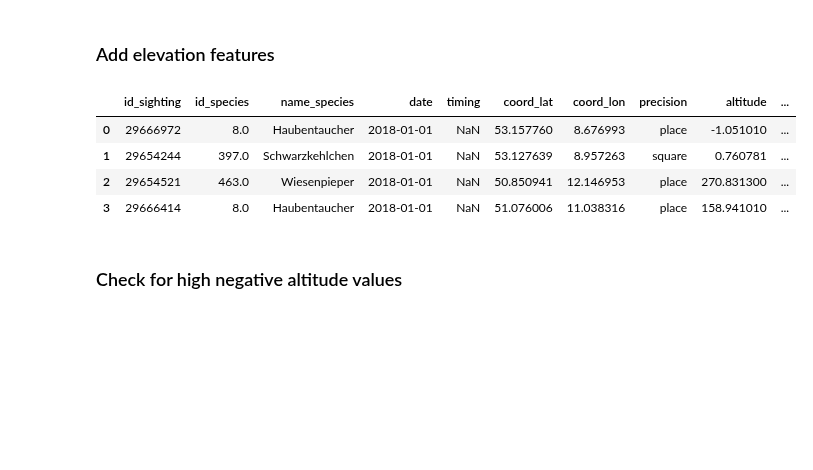
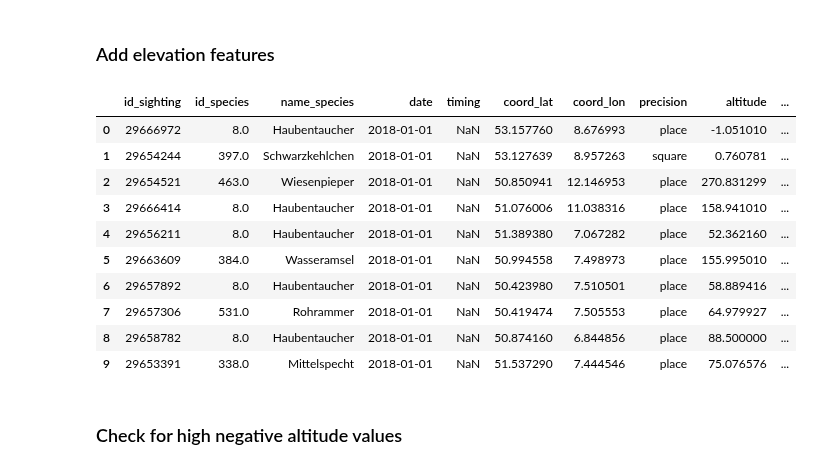
Before and after one commit to marinasie/bird-sighting-validation, a Jupyter notebook: simon/feature_generation/elevation.ipynb, the cells around one changed output. Saved outputs shown, nothing was run; the diff lists cells and outputs as text; code cells hidden in the pictures; blank space fills up the shorter version.

```diff
--- a/simon/feature_generation/elevation.ipynb
+++ b/simon/feature_generation/elevation.ipynb
@@ -11,4 +13,5 @@ pd.set_option('max_colwidth', False)
 # %%
 df_path = 'D:\\Simon\\Documents\\GP\\data\\datasets\\selected_bird_species_with_grids_50km.csv'
 df = pd.read_csv(df_path, index_col=0)
+df.reset_index(inplace=True, drop=True)
 # %%
@@ -24,13 +46,19 @@ copernicus = CopernicusDEM(raster_paths=['D:\\Simon\\Documents\\GP\\data\\util_f
 # %%
 df = copernicus.get_elevation(df, lat_col='coord_lat', lon_col='coord_lon')
 # %%
-df.head(4)
+df.head(10)
 # %% [output]
 |  | id_sighting | id_species | name_species | date | timing | coord_lat | coord_lon | precision | altitude | ... |
 | 0 | 29666972 | 8.0 | Haubentaucher | 2018-01-01 | NaN | 53.157760 | 8.676993 | place | -1.051010 | ... |
 | 1 | 29654244 | 397.0 | Schwarzkehlchen | 2018-01-01 | NaN | 53.127639 | 8.957263 | square | 0.760781 | ... |
-| 2 | 29654521 | 463.0 | Wiesenpieper | 2018-01-01 | NaN | 50.850941 | 12.146953 | place | 270.831300 | ... |
+| 2 | 29654521 | 463.0 | Wiesenpieper | 2018-01-01 | NaN | 50.850941 | 12.146953 | place | 270.831299 | ... |
 | 3 | 29666414 | 8.0 | Haubentaucher | 2018-01-01 | NaN | 51.076006 | 11.038316 | place | 158.941010 | ... |
+| 4 | 29656211 | 8.0 | Haubentaucher | 2018-01-01 | NaN | 51.389380 | 7.067282 | place | 52.362160 | ... |
+| 5 | 29663609 | 384.0 | Wasseramsel | 2018-01-01 | NaN | 50.994558 | 7.498973 | place | 155.995010 | ... |
+| 6 | 29657892 | 8.0 | Haubentaucher | 2018-01-01 | NaN | 50.423980 | 7.510501 | place | 58.889416 | ... |
+| 7 | 29657306 | 531.0 | Rohrammer | 2018-01-01 | NaN | 50.419474 | 7.505553 | place | 64.979927 | ... |
+| 8 | 29658782 | 8.0 | Haubentaucher | 2018-01-01 | NaN | 50.874160 | 6.844856 | place | 88.500000 | ... |
+| 9 | 29653391 | 338.0 | Mittelspecht | 2018-01-01 | NaN | 51.537290 | 7.444546 | place | 75.076576 | ... |
 # %%
 df['altitude'] = df['elevation']
 df.drop(columns=['elevation'], inplace=True)
```
Also changed, not shown: parts of 9 cells of this notebook, 1 other file.
